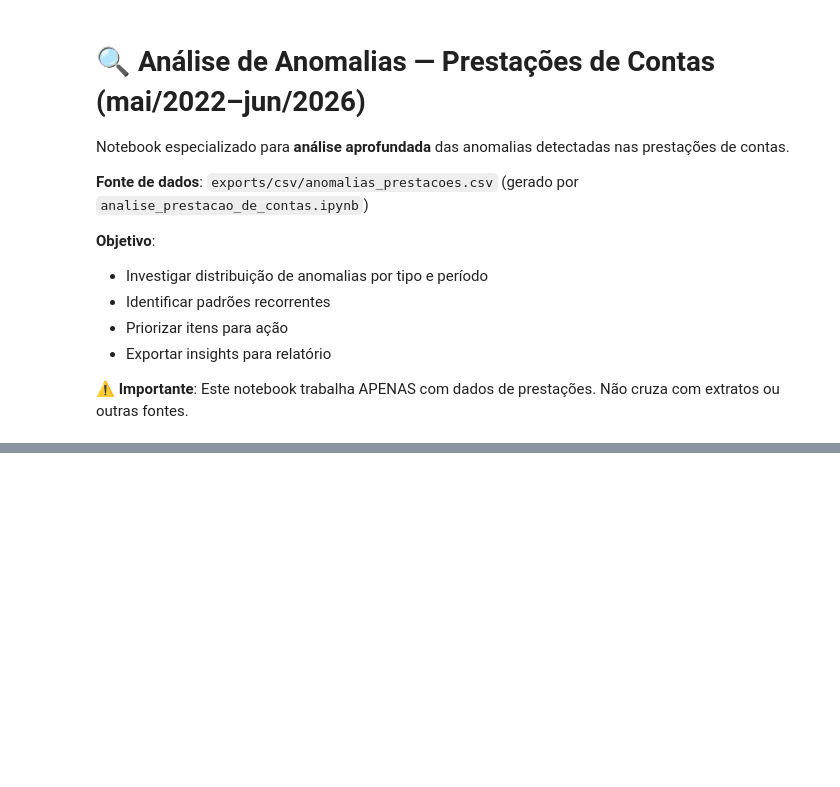
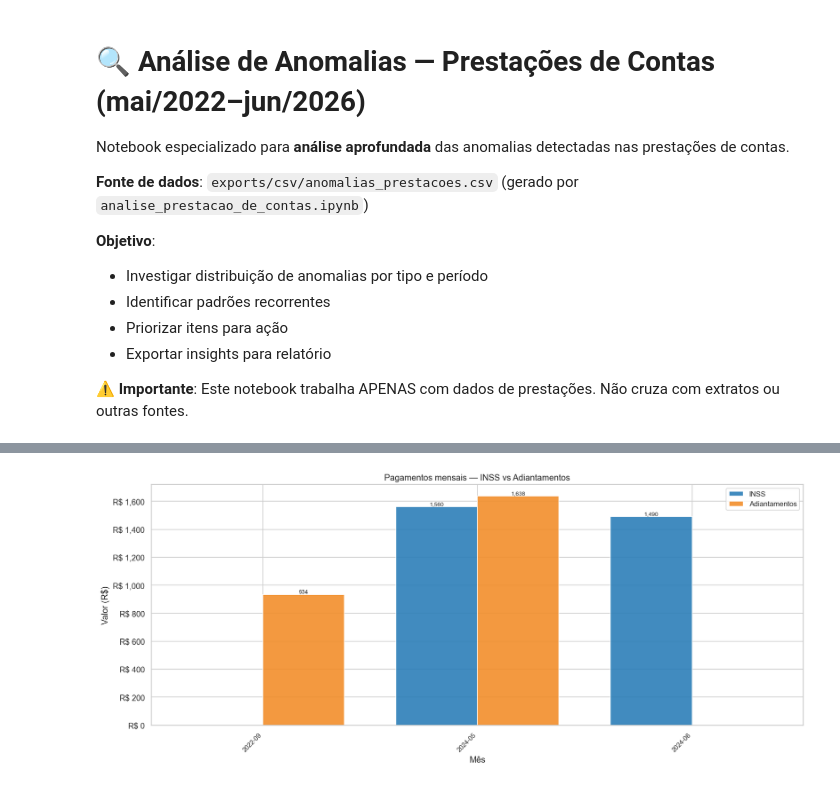
Before and after one commit to cgbas/anacondo, a Jupyter notebook: src/insights_anomalias_prestacoes.ipynb, the cells around one changed output, grey strips where cells are left out. Saved outputs shown, nothing was run; the diff lists cells and outputs as text; code cells hidden in the pictures; blank space fills up the shorter version.

Commit message:
feat: adicionar analise de INSS e adiantamentos nas anomalias

```diff
--- a/src/insights_anomalias_prestacoes.ipynb
+++ b/src/insights_anomalias_prestacoes.ipynb
@@ -281,3 +304,76 @@ axes[1].xaxis.set_major_formatter(mticker.FuncFormatter(lambda v, _: f"R$ {v:,.0
 
 plt.tight_layout()
 plt.show()
+# %%
+# ═══════════════════════════════════════════════════════════════════════════
+# 8. INSS e adiantamentos de funcionários (listagem + barras mensais)
+# ═══════════════════════════════════════════════════════════════════════════
+
+print("\n" + "="*80)
+print("PAGAMENTOS: INSS e Adiantamentos de Funcionários")
+print("="*80)
+
+# Filtro textual robusto para variações de nomenclatura
+mask_inss = df_anom["evento"].astype(str).str.contains(r"inss", case=False, regex=True, na=False)
+mask_adiant = df_anom["evento"].astype(str).str.contains(r"\badto\b|adiant", case=False, regex=True, na=False)
+
+df_inss = df_anom.loc[mask_inss, ["mes_ano", "evento", "tipo", "valor", "macro_categoria", "motivo_anomalia"]].copy()
+df_adiant = df_anom.loc[mask_adiant, ["mes_ano", "evento", "tipo", "valor", "macro_categoria", "motivo_anomalia"]].copy()
+
+df_inss = df_inss.sort_values(["mes_ano", "valor"], ascending=[True, False])
+df_adiant = df_adiant.sort_values(["mes_ano", "valor"], ascending=[True, False])
+
+print("\nINSS — pagamentos encontrados:")
+if df_inss.empty:
+    print("  Nenhum pagamento de INSS encontrado nas anomalias.")
+else:
+    print(df_inss.to_string(index=False))
+    print(f"  Total INSS: {len(df_inss)} lançamentos | R$ {df_inss['valor'].sum():,.2f}")
+
+print("\nAdiantamentos de Funcionários — pagamentos encontrados:")
+if df_adiant.empty:
+    print("  Nenhum adiantamento encontrado nas anomalias.")
+else:
+    print(df_adiant.to_string(index=False))
+    print(f"  Total Adiantamentos: {len(df_adiant)} lançamentos | R$ {df_adiant['valor'].sum():,.2f}")
+
+# Série mensal para barras comparativas
+serie_inss = df_inss.groupby("mes_ano")["valor"].sum() if not df_inss.empty else pd.Series(dtype=float)
+serie_adiant = df_adiant.groupby("mes_ano")["valor"].sum() if not df_adiant.empty else pd.Series(dtype=float)
+
+meses_plot = sorted(set(serie_inss.index).union(set(serie_adiant.index)))
+
+if not meses_plot:
+    print("\nSem dados para plotar barras mensais de INSS/Adiantamentos.")
+else:
+    plot_df = pd.DataFrame({
+        "mes_ano": meses_plot,
+        "INSS": [float(serie_inss.get(m, 0.0)) for m in meses_plot],
+        "Adiantamentos": [float(serie_adiant.get(m, 0.0)) for m in meses_plot],
+    })
+
+    x = np.arange(len(plot_df))
+    width = 0.38
+
+    fig, ax = plt.subplots(figsize=(14, 6))
+    bars_inss = ax.bar(x - width/2, plot_df["INSS"], width, label="INSS", color="#2c7fb8", alpha=0.9)
+    bars_adt = ax.bar(x + width/2, plot_df["Adiantamentos"], width, label="Adiantamentos", color="#f28e2b", alpha=0.9)
+
+    ax.set_title("Pagamentos mensais — INSS vs Adiantamentos", fontsize=12)
+    ax.set_xlabel("Mês")
+    ax.set_ylabel("Valor (R$)")
+    ax.set_xticks(x)
+    ax.set_xticklabels(plot_df["mes_ano"], rotation=45, ha="right", fontsize=9)
+    ax.yaxis.set_major_formatter(mticker.FuncFormatter(lambda v, _: f"R$ {v:,.0f}"))
+    ax.legend(fontsize=10)
+
+    # Rótulos para barras com valor > 0
+    for bars in [bars_inss, bars_adt]:
+        for b in bars:
+            h = b.get_height()
+            if h > 0:
+                ax.text(b.get_x() + b.get_width()/2, h, f"{h:,.0f}", ha="center", va="bottom", fontsize=8)
+
+    plt.tight_layout()
+    plt.show()
+# %% [output]
@@ -284,2 +395,3 @@ plt.show()
+[figure, added]
 # %%
 # ═══════════════════════════════════════════════════════════════════════════
```
Also changed, not shown: parts of 6 cells of this notebook, 1 other file.
